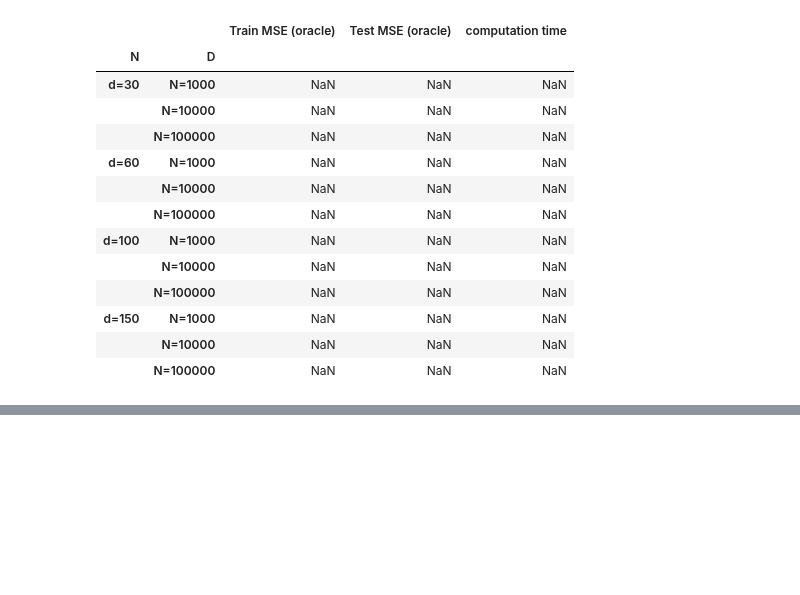
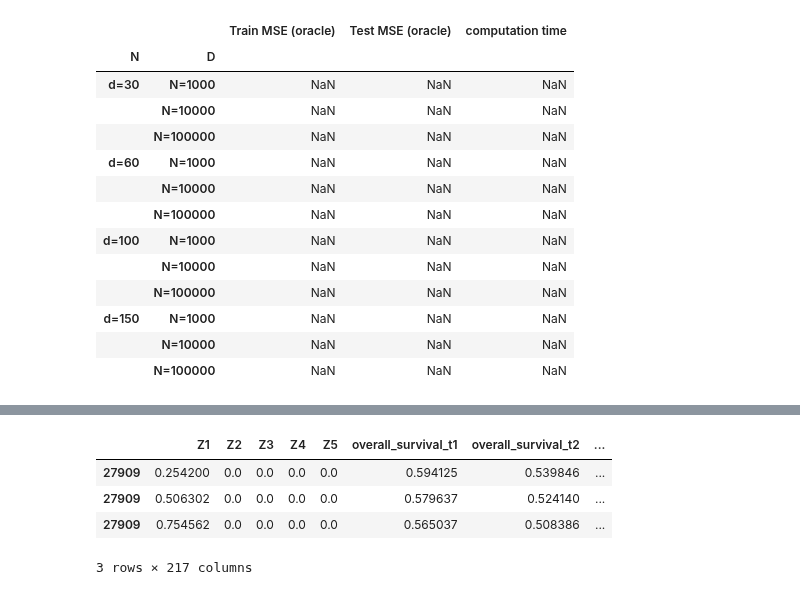
Before and after one commit to tomer1812/pydts, a Jupyter notebook: docs/Simple Simulation.ipynb, the cells around one changed output, grey strips where cells are left out. Cells and saved outputs as stored; diff of their text form; code cells hidden in the pictures; blank space fills up the shorter version.

Commit message:
Adding bootstrap as function to fitter

```diff
--- a/docs/Simple Simulation.ipynb
+++ b/docs/Simple Simulation.ipynb
@@ -280,23 +241,0 @@ for coef: Beta
-# %%
-from time import time
-
-from tqdm import tqdm
-
-rep = 15
-boot_dict = {}
-times = {"lee": [], "new": []}
-for samp in tqdm(range(rep)):
-    patients_df = generate_quick_start_df(n_patients=n_patients, n_cov=n_cov, d_times=30, j_events=2,
-                                          pid_col='pid', seed=samp)
-
-    train_df, test_df = train_test_split(patients_df, test_size=0.25)
-    start = time()
-    fitter = DataExpansionFitter()
-    fitter.fit(df=train_df.drop(['C', 'T'], axis=1))
-    times["lee"].append(time() - start)
-    start = time()
-    new_fitter = TwoStagesFitter()
-    new_fitter.fit(df=train_df.drop(['C', 'T'], axis=1))
-    times["new"].append(time() - start)
-    res_dict = compare_beta_models_for_example(fitter.event_models, new_fitter.event_models)
-    boot_dict[samp] = res_dict
@@ -401,0 +280,15 @@ plot_cif_plots(pred_df, event=2)
+# %%
+from pydts.fitters import create_df_for_cif_plots
+
+df_for_plotting = create_df_for_cif_plots(test_df, field="Z1", covariates=new_fitter.covariates,
+                                                     quantiles=[0.25, 0.5, 0.75], zero_others=True )
+pred_df = new_fitter.predict_cumulative_incident_function(df_for_plotting)
+pred_df = new_fitter.predict_marginal_prob_all_events(pred_df)
+
+pred_df.head()
+# %% [output]
+|  | Z1 | Z2 | Z3 | Z4 | Z5 | overall_survival_t1 | overall_survival_t2 | ... |
+| 27909 | 0.254200 | 0.0 | 0.0 | 0.0 | 0.0 | 0.594125 | 0.539846 | ... |
+| 27909 | 0.506302 | 0.0 | 0.0 | 0.0 | 0.0 | 0.579637 | 0.524140 | ... |
+| 27909 | 0.754562 | 0.0 | 0.0 | 0.0 | 0.0 | 0.565037 | 0.508386 | ... |
+3 rows × 217 columns
```
Also changed, not shown: parts of 15 cells of this notebook, 1 other file.
